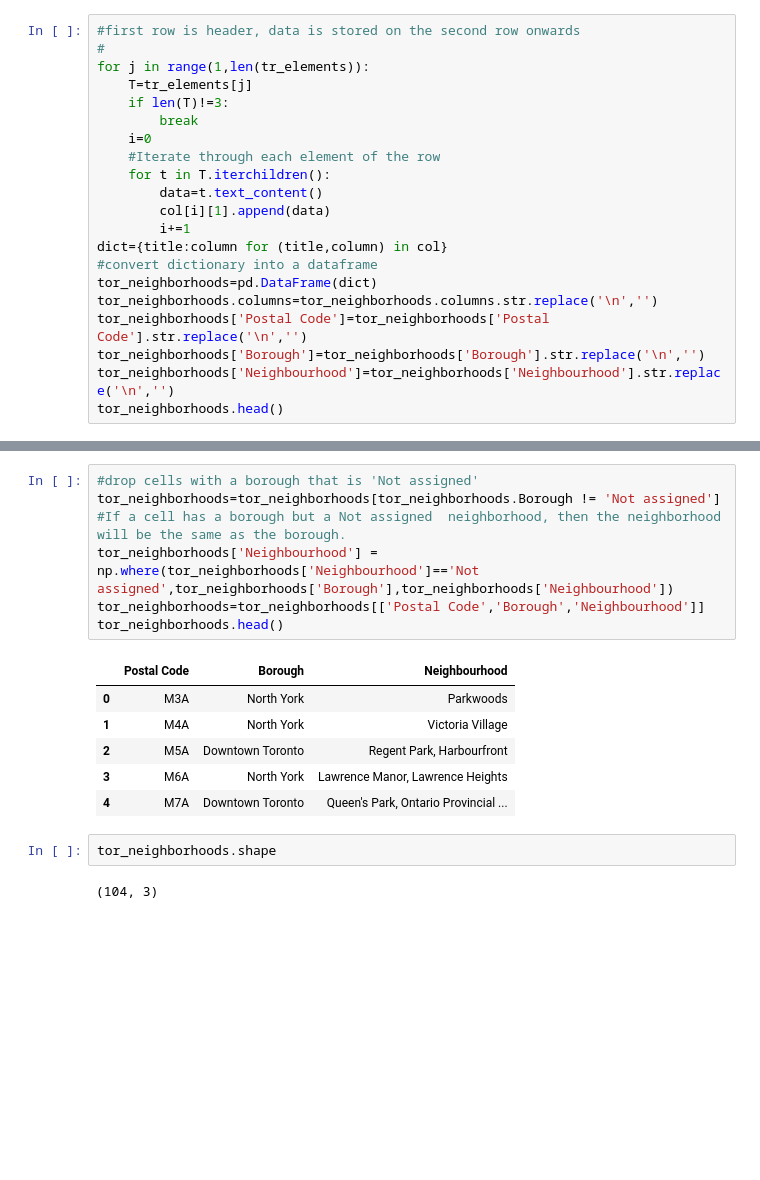
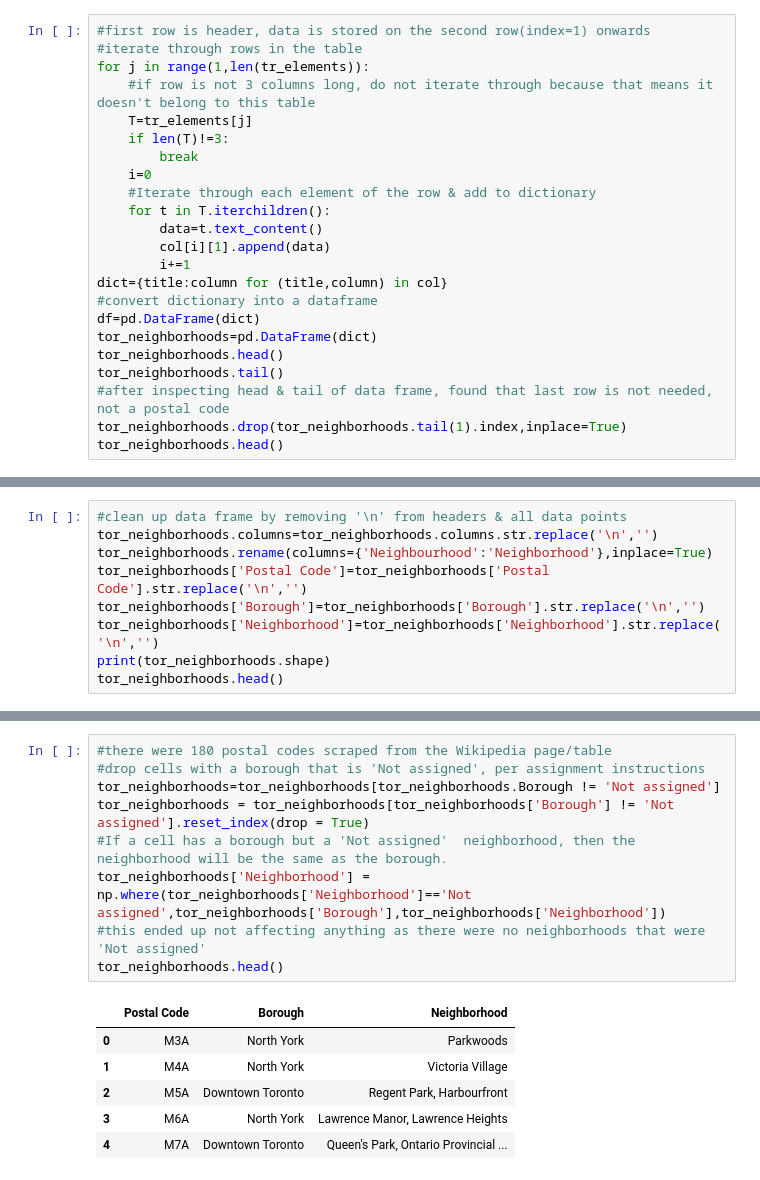
Before and after one commit to allisonwu34/coursera_capstone, a Jupyter notebook: Segmenting and Clustering Neighborhoods in Toronto.ipynb, the cells around one changed output, grey strips where cells are left out. Cells and saved outputs as stored; diff of their text form; blank space fills up the shorter version.

```diff
--- a/Segmenting and Clustering Neighborhoods in Toronto.ipynb
+++ b/Segmenting and Clustering Neighborhoods in Toronto.ipynb
@@ -24,24 +24,26 @@ for t in tr_elements[0]:
 (2, 'Borough\n')
 (3, 'Neighbourhood\n')
 # %%
-#first row is header, data is stored on the second row onwards
-#
+#first row is header, data is stored on the second row(index=1) onwards
+#iterate through rows in the table
 for j in range(1,len(tr_elements)):
+    #if row is not 3 columns long, do not iterate through because that means it doesn't belong to this table
     T=tr_elements[j]
     if len(T)!=3:
         break
     i=0
-    #Iterate through each element of the row
+    #Iterate through each element of the row & add to dictionary
     for t in T.iterchildren():
         data=t.text_content()
         col[i][1].append(data)
         i+=1
 dict={title:column for (title,column) in col}
 #convert dictionary into a dataframe
+df=pd.DataFrame(dict)
 tor_neighborhoods=pd.DataFrame(dict)
-tor_neighborhoods.columns=tor_neighborhoods.columns.str.replace('\n','')
-tor_neighborhoods['Postal Code']=tor_neighborhoods['Postal Code'].str.replace('\n','')
-tor_neighborhoods['Borough']=tor_neighborhoods['Borough'].str.replace('\n','')
-tor_neighborhoods['Neighbourhood']=tor_neighborhoods['Neighbourhood'].str.replace('\n','')
 tor_neighborhoods.head()
+tor_neighborhoods.tail()
+#after inspecting head & tail of data frame, found that last row is not needed, not a postal code
+tor_neighborhoods.drop(tor_neighborhoods.tail(1).index,inplace=True)
+tor_neighborhoods.head()
 # %% [output]
@@ -53,0 +56,9 @@ tor_neighborhoods.head()
+# %%
+#clean up data frame by removing '\n' from headers & all data points
+tor_neighborhoods.columns=tor_neighborhoods.columns.str.replace('\n','')
+tor_neighborhoods.rename(columns={'Neighbourhood':'Neighborhood'},inplace=True)
+tor_neighborhoods['Postal Code']=tor_neighborhoods['Postal Code'].str.replace('\n','')
+tor_neighborhoods['Borough']=tor_neighborhoods['Borough'].str.replace('\n','')
+tor_neighborhoods['Neighborhood']=tor_neighborhoods['Neighborhood'].str.replace('\n','')
+print(tor_neighborhoods.shape)
+tor_neighborhoods.head()
@@ -54,18 +73,16 @@ tor_neighborhoods.head()
 # %%
-#drop cells with a borough that is 'Not assigned'
+#there were 180 postal codes scraped from the Wikipedia page/table
+#drop cells with a borough that is 'Not assigned', per assignment instructions
 tor_neighborhoods=tor_neighborhoods[tor_neighborhoods.Borough != 'Not assigned']
-#If a cell has a borough but a Not assigned  neighborhood, then the neighborhood will be the same as the borough.
-tor_neighborhoods['Neighbourhood'] = np.where(tor_neighborhoods['Neighbourhood']=='Not assigned',tor_neighborhoods['Borough'],tor_neighborhoods['Neighbourhood'])
-tor_neighborhoods=tor_neighborhoods[['Postal Code','Borough','Neighbourhood']]
+tor_neighborhoods = tor_neighborhoods[tor_neighborhoods['Borough'] != 'Not assigned'].reset_index(drop = True)
+#If a cell has a borough but a 'Not assigned'  neighborhood, then the neighborhood will be the same as the borough.
+tor_neighborhoods['Neighborhood'] = np.where(tor_neighborhoods['Neighborhood']=='Not assigned',tor_neighborhoods['Borough'],tor_neighborhoods['Neighborhood'])
+#this ended up not affecting anything as there were no neighborhoods that were 'Not assigned'
 tor_neighborhoods.head()
 # %% [output]
-|  | Postal Code | Borough | Neighbourhood |
+|  | Postal Code | Borough | Neighborhood |
 | 0 | M3A | North York | Parkwoods |
 | 1 | M4A | North York | Victoria Village |
 | 2 | M5A | Downtown Toronto | Regent Park, Harbourfront |
 | 3 | M6A | North York | Lawrence Manor, Lawrence Heights |
 | 4 | M7A | Downtown Toronto | Queen's Park, Ontario Provincial ... |
-# %%
-tor_neighborhoods.shape
-# %% [output]
-(104, 3)
```
Also changed, not shown: parts of 34 cells of this notebook.
